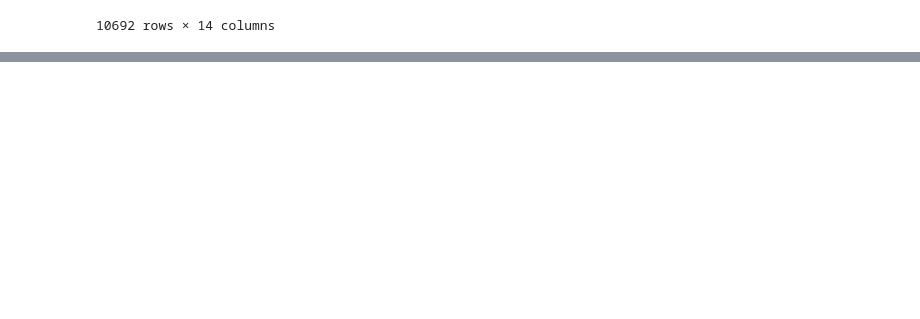
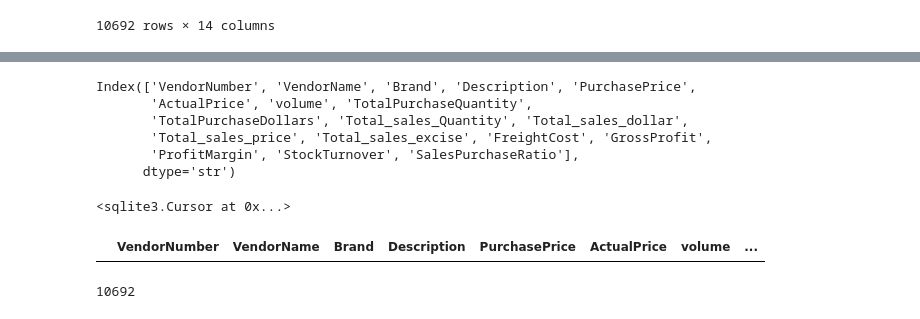
Before and after one commit to satvik231/Vendor-performance-analysis, a Jupyter notebook: Analysis.ipynb, the cells around one changed output, grey strips where cells are left out. Saved outputs shown, nothing was run; the diff lists cells and outputs as text; code cells hidden in the pictures; blank space fills up the shorter version.

```diff
--- a/Analysis.ipynb
+++ b/Analysis.ipynb
@@ -430,0 +541,43 @@ vendor_sales_summary
+# %%
+vendor_sales_summary.columns
+# %% [output]
+Index(['VendorNumber', 'VendorName', 'Brand', 'Description', 'PurchasePrice',
+       'ActualPrice', 'volume', 'TotalPurchaseQuantity',
+       'TotalPurchaseDollars', 'Total_sales_Quantity', 'Total_sales_dollar',
+       'Total_sales_price', 'Total_sales_excise', 'FreightCost', 'GrossProfit',
+       'ProfitMargin', 'StockTurnover', 'SalesPurchaseRatio'],
+      dtype='str')
+# %%
+cursor.execute("""
+CREATE TABLE vendor_sales_summary (
+    VendorNumber INT,
+    VendorName VARCHAR(100),
+    Brand INT,
+    Description VARCHAR(100),
+    PurchasePrice DECIMAL(10,2),
+    ActualPrice DECIMAL(10,2),
+    volume,
+    TotalPurchaseQuantity INT,
+    TotalPurchaseDollars DECIMAL(15,2),
+    Total_sales_Quantity INT,
+    Total_sales_dollar DECIMAL(15,2),
+    Total_sales_price DECIMAL(15,2),
+    Total_sales_excise DECIMAL(15,2),
+    FreightCost DECIMAL(15,2),
+    GrossProfit DECIMAL(15,2),
+    ProfitMargin DECIMAL(15,2),
+    StockTurnover DECIMAL(15,2),
+    SalesPurchaseRatio DECIMAL(15,2),
+    PRIMARY KEY (VendorNumber,Brand)
+)
+""")
+# %% [output]
+<sqlite3.Cursor at 0x...>
+# %%
+pd.read_sql_query("SELECT * FROM vendor_sales_summary LIMIT 5",conn)
+# %% [output]
+|  | VendorNumber | VendorName | Brand | Description | PurchasePrice | ActualPrice | volume | ... |
+# %%
+vendor_sales_summary.to_sql('vendor_sales_summary',conn,if_exists='replace',index=False)
+# %% [output]
+10692
```
Also changed, not shown: parts of 14 cells of this notebook, 1 other file.
